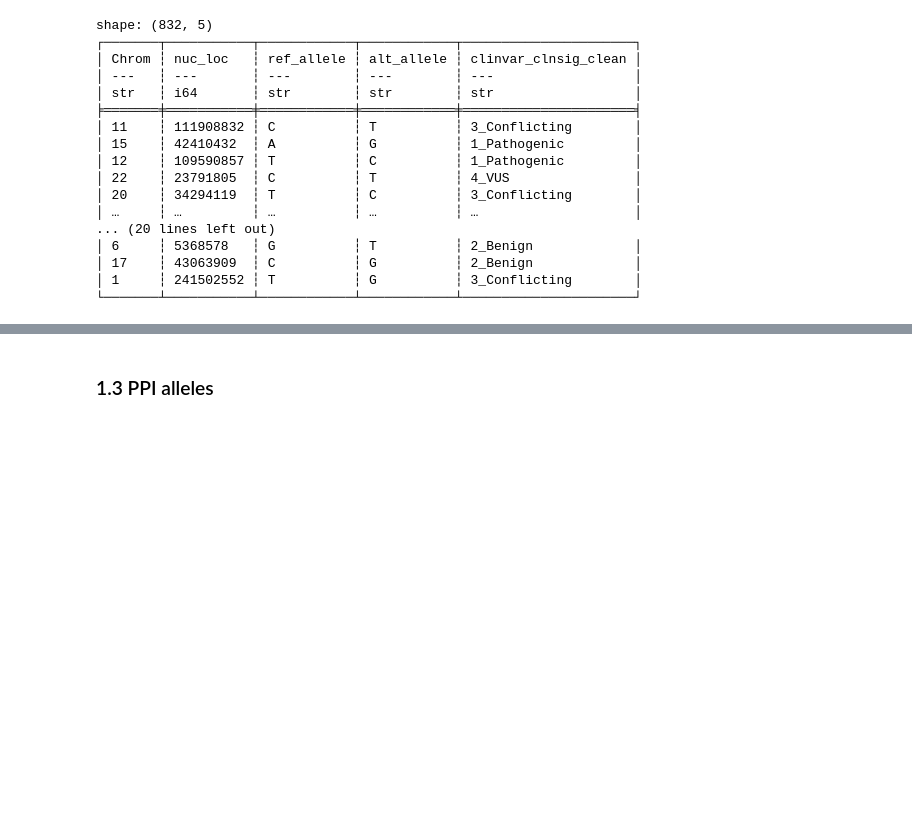
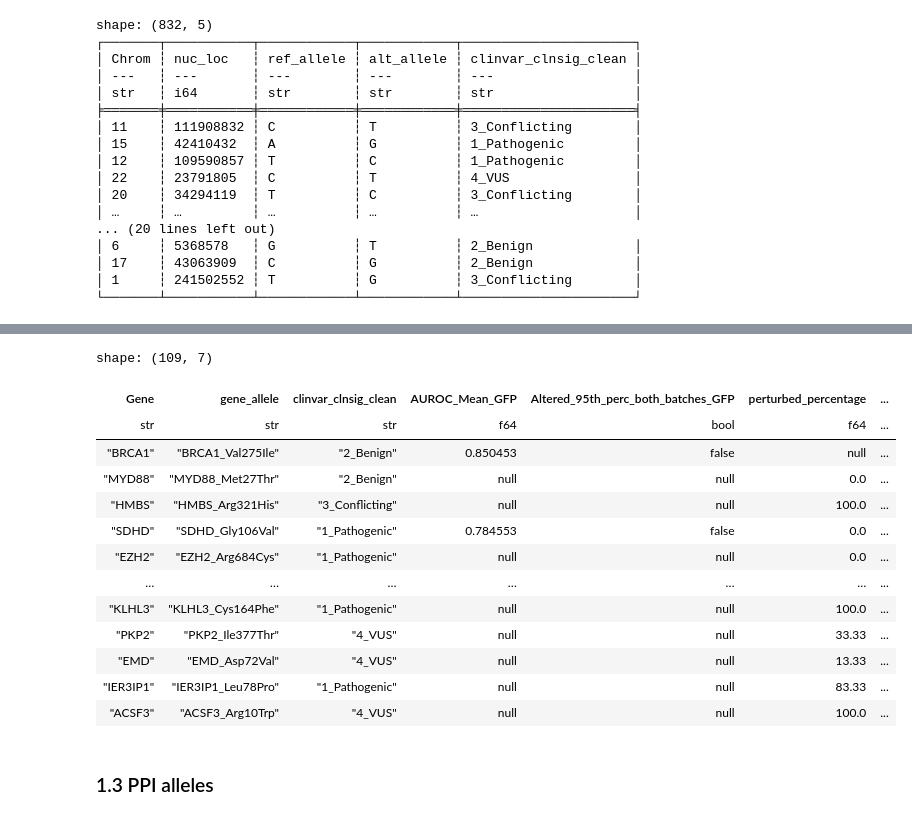
Before and after one commit to runxi-shen/2025_Pillar_VarChAMP, a Jupyter notebook: 3_integrated_assay_analyses/2_analyses/1_integrative_analyses.ipynb, the cells around one changed output, grey strips where cells are left out. Drawn from its saved outputs; the diff is of its cells as text; code cells hidden in the pictures; blank space fills up the shorter version.

```diff
--- a/3_integrated_assay_analyses/2_analyses/1_integrative_analyses.ipynb
+++ b/3_integrated_assay_analyses/2_analyses/1_integrative_analyses.ipynb
@@ -207,3 +186,20 @@ plt.show()
+# %%
+img_ppi_df.unique("Gene")
+# %% [output]
+shape: (109, 7)
+| Gene | gene_allele | clinvar_clnsig_clean | AUROC_Mean_GFP | Altered_95th_perc_both_batches_GFP | perturbed_percentage | ... |
+| str | str | str | f64 | bool | f64 | ... |
+| "BRCA1" | "BRCA1_Val275Ile" | "2_Benign" | 0.850453 | false | null | ... |
+| "MYD88" | "MYD88_Met27Thr" | "2_Benign" | null | null | 0.0 | ... |
+| "HMBS" | "HMBS_Arg321His" | "3_Conflicting" | null | null | 100.0 | ... |
+| "SDHD" | "SDHD_Gly106Val" | "1_Pathogenic" | 0.784553 | false | 0.0 | ... |
+| "EZH2" | "EZH2_Arg684Cys" | "1_Pathogenic" | null | null | 0.0 | ... |
+| … | … | … | … | … | … | ... |
+| "KLHL3" | "KLHL3_Cys164Phe" | "1_Pathogenic" | null | null | 100.0 | ... |
+| "PKP2" | "PKP2_Ile377Thr" | "4_VUS" | null | null | 33.33 | ... |
+| "EMD" | "EMD_Asp72Val" | "4_VUS" | null | null | 13.33 | ... |
+| "IER3IP1" | "IER3IP1_Leu78Pro" | "1_Pathogenic" | null | null | 83.33 | ... |
+| "ACSF3" | "ACSF3_Arg10Trp" | "4_VUS" | null | null | 100.0 | ... |
 # %% [markdown]
 ### 1.3 PPI alleles
 # %%
```
Also changed, not shown: parts of 7 cells of this notebook, 19 other files.
